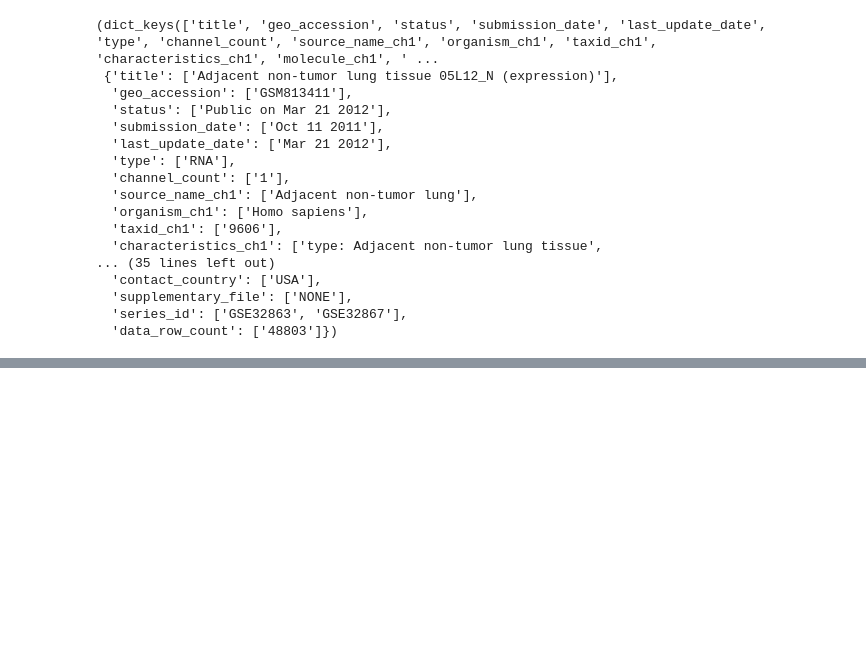
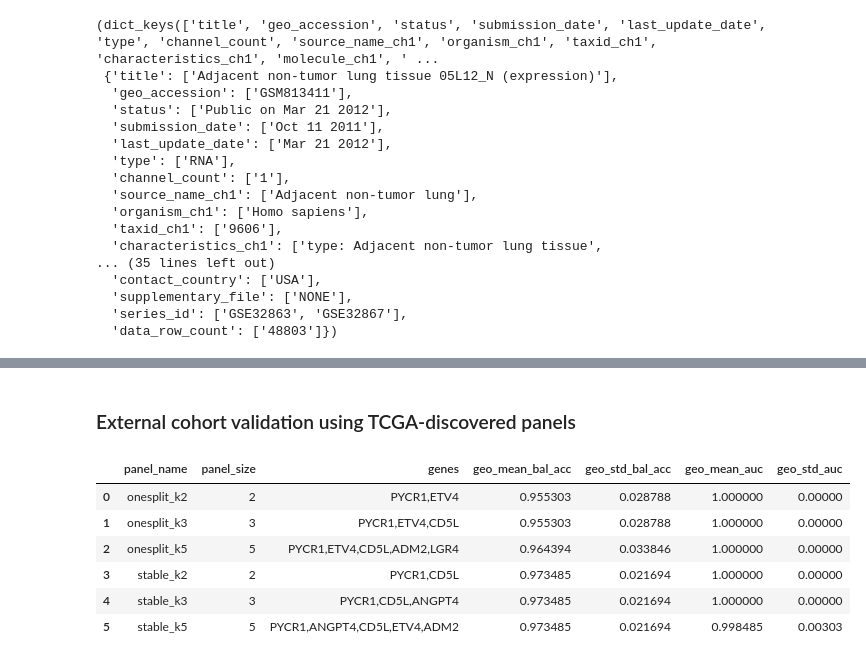
Before and after one commit to aditya-git16/cancer-lab, a Jupyter notebook: notebooks/07_external_geo_validation_plan.ipynb, the cells around one changed output, grey strips where cells are left out. Cells and saved outputs as stored; diff of their text form; code cells hidden in the pictures; blank space fills up the shorter version.

```diff
--- a/notebooks/07_external_geo_validation_plan.ipynb
+++ b/notebooks/07_external_geo_validation_plan.ipynb
@@ -70,0 +278,13 @@ first_gsm.metadata.keys(), first_gsm.metadata
+# %%
+# gsm_id is already the index from the probe-level alignment cell above
+if "gsm_id" in geo_labels.columns:
+    geo_labels = geo_labels.set_index("gsm_id")
+
+geo_labels = geo_labels.loc[geo_gene_expr.index]
+
+geo_y = geo_labels["sample_type"].map({
+    "normal": 0,
+    "tumor": 1,
+})
+
+(geo_gene_expr.index == geo_labels.index).all(), geo_y.value_counts()
@@ -70,0 +300,14 @@ first_gsm.metadata.keys(), first_gsm.metadata
+# %%
+import json
+
+with open("../data/processed/tcga_discovered_panels.json", "r") as f:
+    tcga_panels = json.load(f)
+
+for panel_name, genes in tcga_panels.items():
+    present = [g for g in genes if g in geo_gene_expr.columns]
+    missing = [g for g in genes if g not in geo_gene_expr.columns]
+
+    print(panel_name)
+    print("present:", present)
+    print("missing:", missing)
+    print()
@@ -70,0 +332,2 @@ first_gsm.metadata.keys(), first_gsm.metadata
+# %% [markdown]
+### External cohort validation using TCGA-discovered panels
@@ -70,0 +380,24 @@ first_gsm.metadata.keys(), first_gsm.metadata
+# %%
+geo_cv_results = []
+
+for panel_name, genes in tcga_panels.items():
+    result = evaluate_panel_on_geo_cv(
+        panel_name=panel_name,
+        genes=genes,
+        X_geo=geo_gene_expr,
+        y_geo=geo_y,
+        n_splits=5,
+    )
+    geo_cv_results.append(result)
+
+geo_cv_results_df = pd.DataFrame(geo_cv_results)
+
+geo_cv_results_df
+# %% [output]
+|  | panel_name | panel_size | genes | geo_mean_bal_acc | geo_std_bal_acc | geo_mean_auc | geo_std_auc |
+| 0 | onesplit_k2 | 2 | PYCR1,ETV4 | 0.955303 | 0.028788 | 1.000000 | 0.00000 |
+| 1 | onesplit_k3 | 3 | PYCR1,ETV4,CD5L | 0.955303 | 0.028788 | 1.000000 | 0.00000 |
+| 2 | onesplit_k5 | 5 | PYCR1,ETV4,CD5L,ADM2,LGR4 | 0.964394 | 0.033846 | 1.000000 | 0.00000 |
+| 3 | stable_k2 | 2 | PYCR1,CD5L | 0.973485 | 0.021694 | 1.000000 | 0.00000 |
+| 4 | stable_k3 | 3 | PYCR1,CD5L,ANGPT4 | 0.973485 | 0.021694 | 1.000000 | 0.00000 |
+| 5 | stable_k5 | 5 | PYCR1,ANGPT4,CD5L,ETV4,ADM2 | 0.973485 | 0.021694 | 0.998485 | 0.00303 |
```
Also changed, not shown: parts of 25 cells of this notebook.
